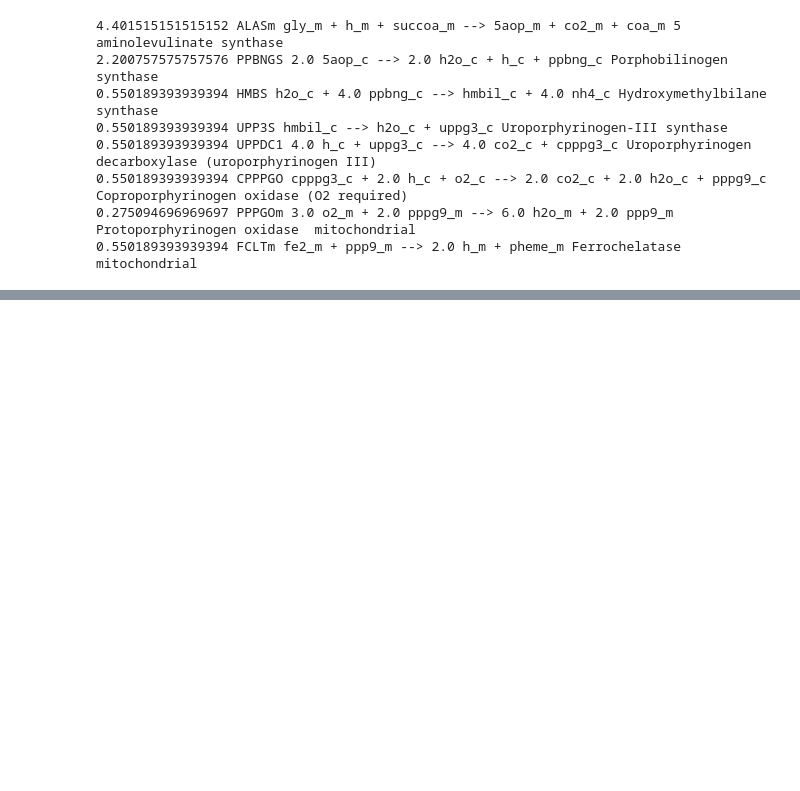
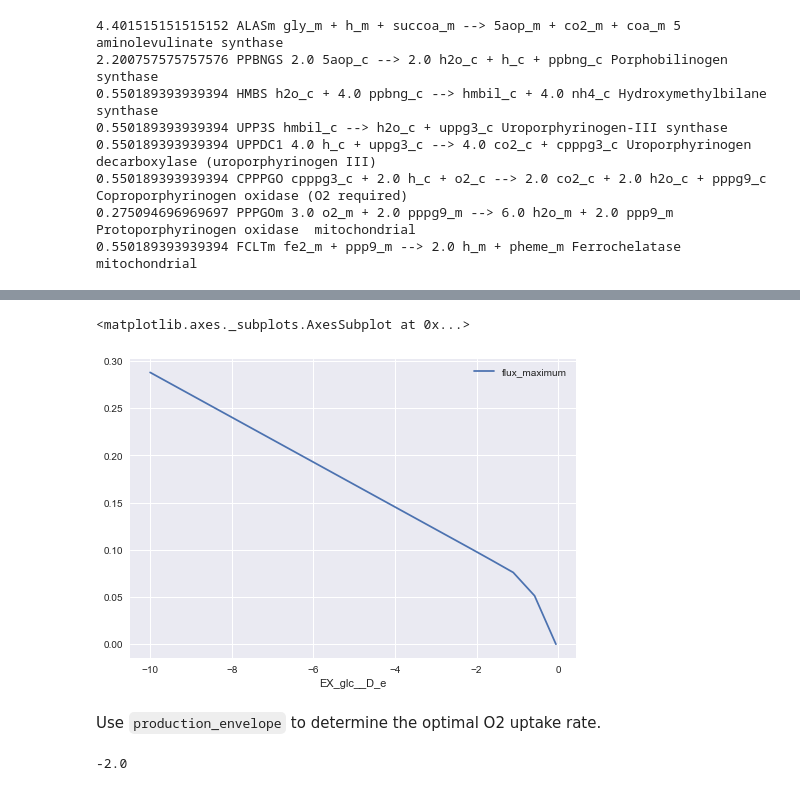
Before and after one commit to 27410/group-assignment-2021-group_10_rhb_cerevisiae, a Jupyter notebook: Analysis/heme_pathway.ipynb, the cells around one changed output, grey strips where cells are left out. Saved outputs shown, nothing was run; the diff lists cells and outputs as text; code cells hidden in the pictures; blank space fills up the shorter version.

Commit message:
done with heme_pathway.ipynb and added some thoughts on using phase plane analysis

```diff
--- a/Analysis/heme_pathway.ipynb
+++ b/Analysis/heme_pathway.ipynb
@@ -69,0 +131,10 @@ for i in range (0,len(heme_pathway)):
+# %%
+medium = model.medium
+with model:
+    #medium['EX_glc__D_e'] = 0
+    #medium['EX_ac_e'] = 10
+    model.medium = medium
+    model.objective = model.reactions.DM_pheme_m
+    succ_production = model.optimize().objective_value
+    print("Max. heme production [mmol gDW^-1 h^-1]:", succ_production)
+    print("Theoretical max. yield [mmol-heme / mmol-[CARBON SOURCE]]:", succ_production / (-1*model.reactions.EX_glc__D_e.flux))
@@ -69,0 +153,4 @@ for i in range (0,len(heme_pathway)):
+# %%
+ppp_succ = production_envelope(model,
+                    reactions=[model.reactions.EX_glc__D_e],
+                    objective=model.reactions.BIOMASS_SC5_notrace)
@@ -69,0 +177,7 @@ for i in range (0,len(heme_pathway)):
+# %%
+ppp_succ.plot(x='EX_glc__D_e', y='flux_maximum')
+# %% [output]
+<matplotlib.axes._subplots.AxesSubplot at 0x...>
+[figure, added]
+# %% [markdown]
+Use `production_envelope` to determine the optimal O2 uptake rate.
@@ -69,0 +188,4 @@ for i in range (0,len(heme_pathway)):
+# %%
+ppp_o2.EX_o2_e[ppp_o2.flux_maximum.idxmax()]
+# %% [output]
+-2.0
```
Also changed, not shown: parts of 34 cells of this notebook, 3 other files.
